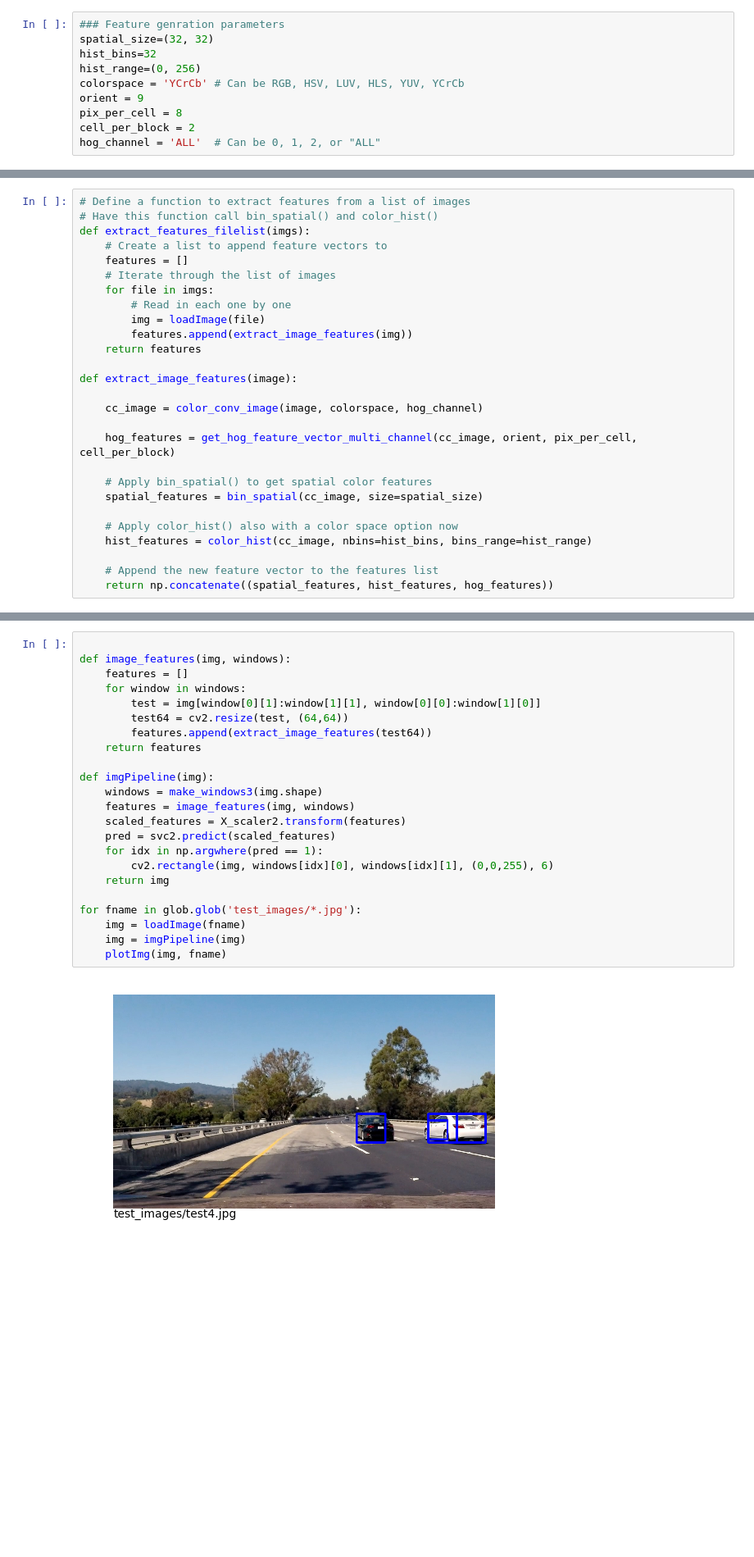
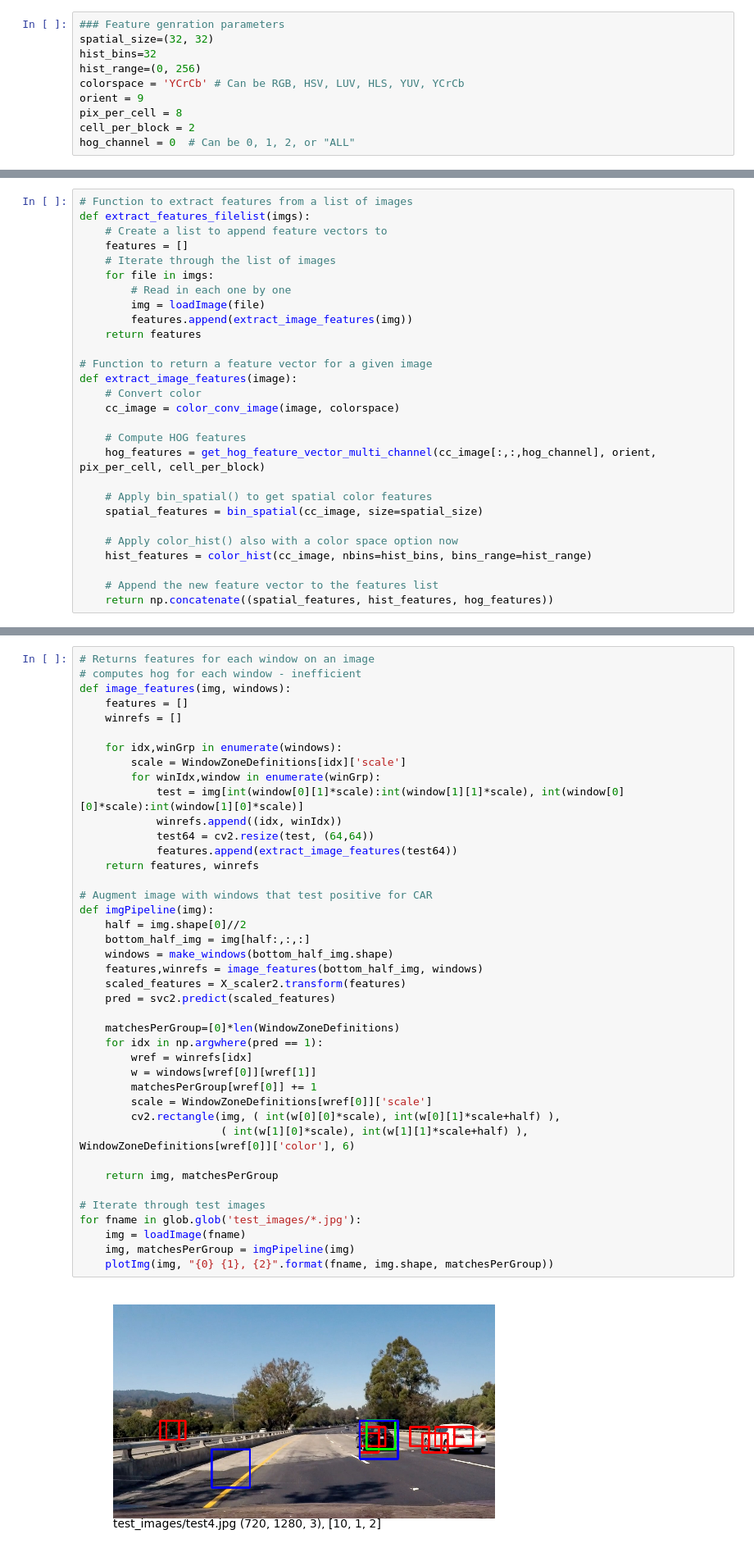
Before and after one commit to cygnus77/vehicle-detection, a Jupyter notebook: VehicleDetection.ipynb, the cells around one changed output, grey strips where cells are left out. Shown at 82% size. Cells and saved outputs as stored; diff of their text form; blank space fills up the shorter version.

```diff
--- a/VehicleDetection.ipynb
+++ b/VehicleDetection.ipynb
@@ -113,4 +139,4 @@ colorspace = 'YCrCb' # Can be RGB, HSV, LUV, HLS, YUV, YCrCb
 orient = 9
 pix_per_cell = 8
 cell_per_block = 2
-hog_channel = 'ALL'  # Can be 0, 1, 2, or "ALL"
+hog_channel = 0  # Can be 0, 1, 2, or "ALL"
@@ -140,6 +183,5 @@ hog_sample('non-vehicles/GTI/image2319.png')
 # %%
-# Define a function to extract features from a list of images
-# Have this function call bin_spatial() and color_hist()
+# Function to extract features from a list of images
 def extract_features_filelist(imgs):
     # Create a list to append feature vectors to
     features = []
@@ -150,11 +192,13 @@ def extract_features_filelist(imgs):
         features.append(extract_image_features(img))
     return features
 
+# Function to return a feature vector for a given image
 def extract_image_features(image):
+    # Convert color
+    cc_image = color_conv_image(image, colorspace)
 
-    cc_image = color_conv_image(image, colorspace, hog_channel)
-
-    hog_features = get_hog_feature_vector_multi_channel(cc_image, orient, pix_per_cell, cell_per_block)
+    # Compute HOG features
+    hog_features = get_hog_feature_vector_multi_channel(cc_image[:,:,hog_channel], orient, pix_per_cell, cell_per_block)
 
     # Apply bin_spatial() to get spatial color features
     spatial_features = bin_spatial(cc_image, size=spatial_size)
@@ -278,25 +369,43 @@ def make_windows3(shape):
 # %%
-
+# Returns features for each window on an image
+# computes hog for each window - inefficient
 def image_features(img, windows):
     features = []
-    for window in windows:
-        test = img[window[0][1]:window[1][1], window[0][0]:window[1][0]]
-        test64 = cv2.resize(test, (64,64))
-        features.append(extract_image_features(test64))
-    return features
+    winrefs = []
 
+    for idx,winGrp in enumerate(windows):
+        scale = WindowZoneDefinitions[idx]['scale']
+        for winIdx,window in enumerate(winGrp):
+            test = img[int(window[0][1]*scale):int(window[1][1]*scale), int(window[0][0]*scale):int(window[1][0]*scale)]
+            winrefs.append((idx, winIdx))
+            test64 = cv2.resize(test, (64,64))
+            features.append(extract_image_features(test64))
+    return features, winrefs
+
+# Augment image with windows that test positive for CAR
 def imgPipeline(img):
-    windows = make_windows3(img.shape)
-    features = image_features(img, windows)
+    half = img.shape[0]//2
+    bottom_half_img = img[half:,:,:]
+    windows = make_windows(bottom_half_img.shape)
+    features,winrefs = image_features(bottom_half_img, windows)
     scaled_features = X_scaler2.transform(features)
     pred = svc2.predict(scaled_features)
+
+    matchesPerGroup=[0]*len(WindowZoneDefinitions)
     for idx in np.argwhere(pred == 1):
-        cv2.rectangle(img, windows[idx][0], windows[idx][1], (0,0,255), 6)
-    return img
+        wref = winrefs[idx]
+        w = windows[wref[0]][wref[1]]
+        matchesPerGroup[wref[0]] += 1
+        scale = WindowZoneDefinitions[wref[0]]['scale']
+        cv2.rectangle(img, ( int(w[0][0]*scale), int(w[0][1]*scale+half) ),
+                      ( int(w[1][0]*scale), int(w[1][1]*scale+half) ), WindowZoneDefinitions[wref[0]]['color'], 6)
 
+    return img, matchesPerGroup
+
+# Iterate through test images
 for fname in glob.glob('test_images/*.jpg'):
     img = loadImage(fname)
-    img = imgPipeline(img)
-    plotImg(img, fname)
+    img, matchesPerGroup = imgPipeline(img)
+    plotImg(img, "{0} {1}, {2}".format(fname, img.shape, matchesPerGroup))
 # %% [output]
-[figure, old version]
+[figure, new version]
```
Also changed, not shown: parts of 28 cells of this notebook.
